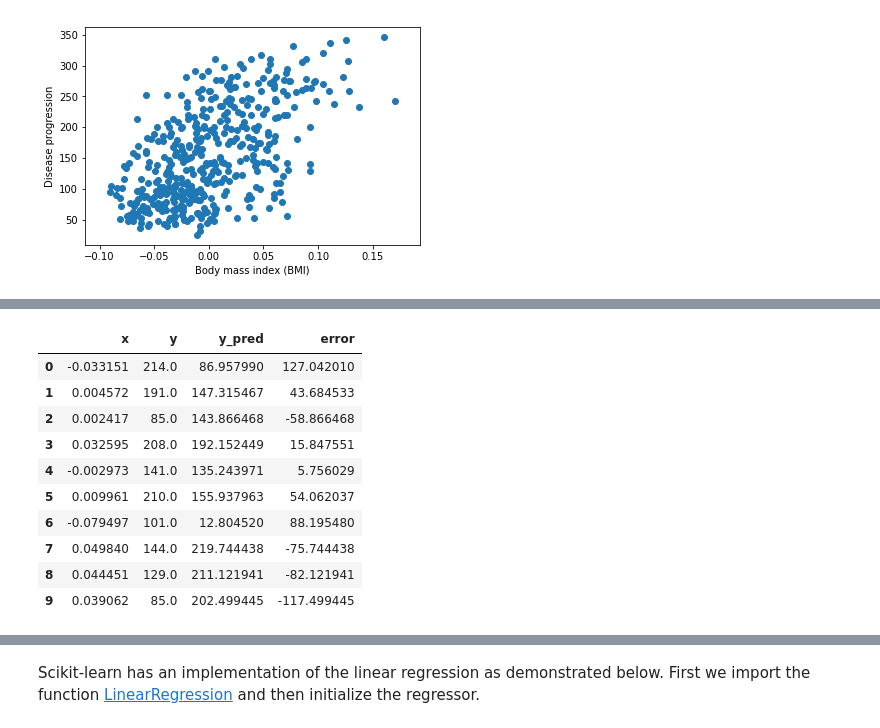
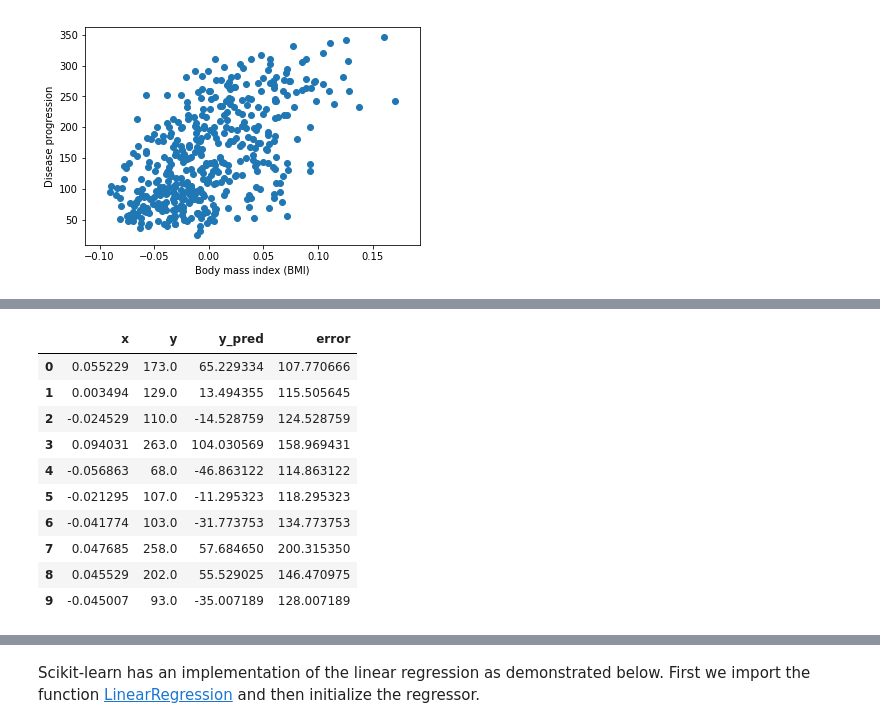
Before and after one commit to p-ai-org/ML-Workshops, a Jupyter notebook: session3/Session3.ipynb, the cells around one changed output, grey strips where cells are left out. Saved outputs shown, nothing was run; the diff lists cells and outputs as text; code cells hidden in the pictures.

```diff
--- a/session3/Session3.ipynb
+++ b/session3/Session3.ipynb
@@ -63,24 +64,28 @@ We're trying to find the optimal value for the slope and intercept for the line
 
 <img src="http://www.ken-szulczyk.com/misc/statistics/linear_regression.png" width="300" height="300" />
 # %%
+w = 1000
+b = 10
+import random
+random.seed(0)
 idx = random.sample(range(len(df)), 10)
 x, y = X[idx], Y[idx]
 y_pred = w*x + b
 error = y - y_pred
 pd.DataFrame({'x': x, 'y': y, 'y_pred': y_pred,
               'error': error})
 # %% [output]
 |  | x | y | y_pred | error |
-| 0 | -0.033151 | 214.0 | 86.957990 | 127.042010 |
-| 1 | 0.004572 | 191.0 | 147.315467 | 43.684533 |
-| 2 | 0.002417 | 85.0 | 143.866468 | -58.866468 |
-| 3 | 0.032595 | 208.0 | 192.152449 | 15.847551 |
-| 4 | -0.002973 | 141.0 | 135.243971 | 5.756029 |
-| 5 | 0.009961 | 210.0 | 155.937963 | 54.062037 |
-| 6 | -0.079497 | 101.0 | 12.804520 | 88.195480 |
-| 7 | 0.049840 | 144.0 | 219.744438 | -75.744438 |
-| 8 | 0.044451 | 129.0 | 211.121941 | -82.121941 |
-| 9 | 0.039062 | 85.0 | 202.499445 | -117.499445 |
+| 0 | 0.055229 | 173.0 | 65.229334 | 107.770666 |
+| 1 | 0.003494 | 129.0 | 13.494355 | 115.505645 |
+| 2 | -0.024529 | 110.0 | -14.528759 | 124.528759 |
+| 3 | 0.094031 | 263.0 | 104.030569 | 158.969431 |
+| 4 | -0.056863 | 68.0 | -46.863122 | 114.863122 |
+| 5 | -0.021295 | 107.0 | -11.295323 | 118.295323 |
+| 6 | -0.041774 | 103.0 | -31.773753 | 134.773753 |
+| 7 | 0.047685 | 258.0 | 57.684650 | 200.315350 |
+| 8 | 0.045529 | 202.0 | 55.529025 | 146.470975 |
+| 9 | -0.045007 | 93.0 | -35.007189 | 128.007189 |
 # %% [markdown]
 The simple linear regression (linear regression with one variable) is formulated as $ y_{pred} = w * x + b $.
 
```
Also changed, not shown: parts of 28 cells of this notebook, 5 other files.
